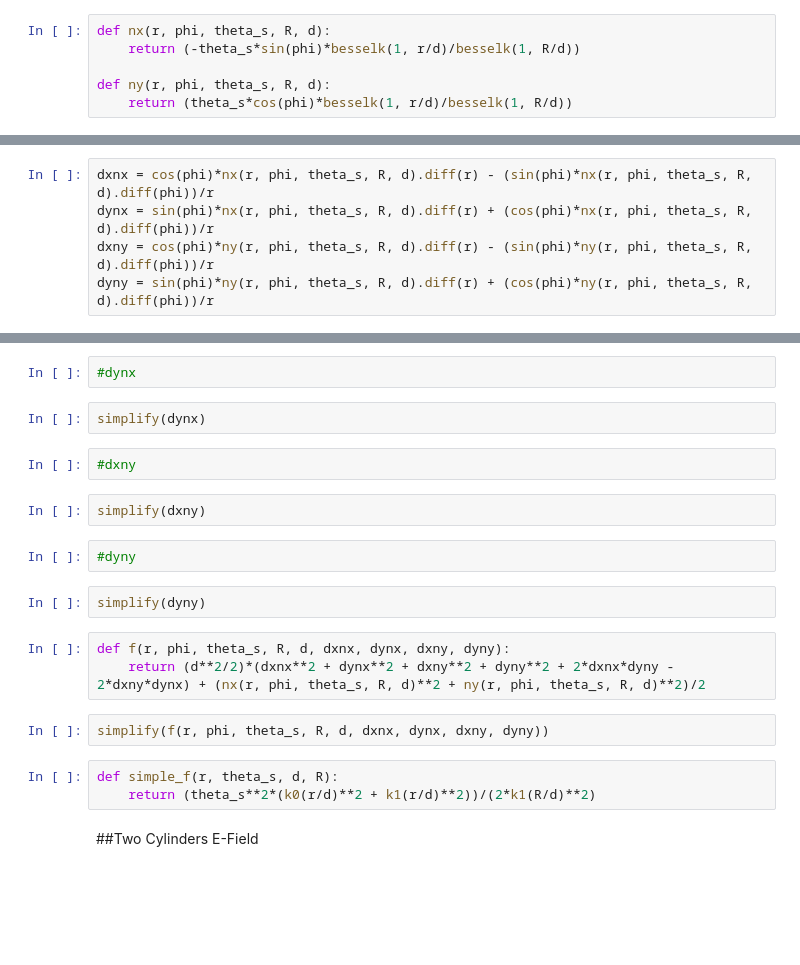
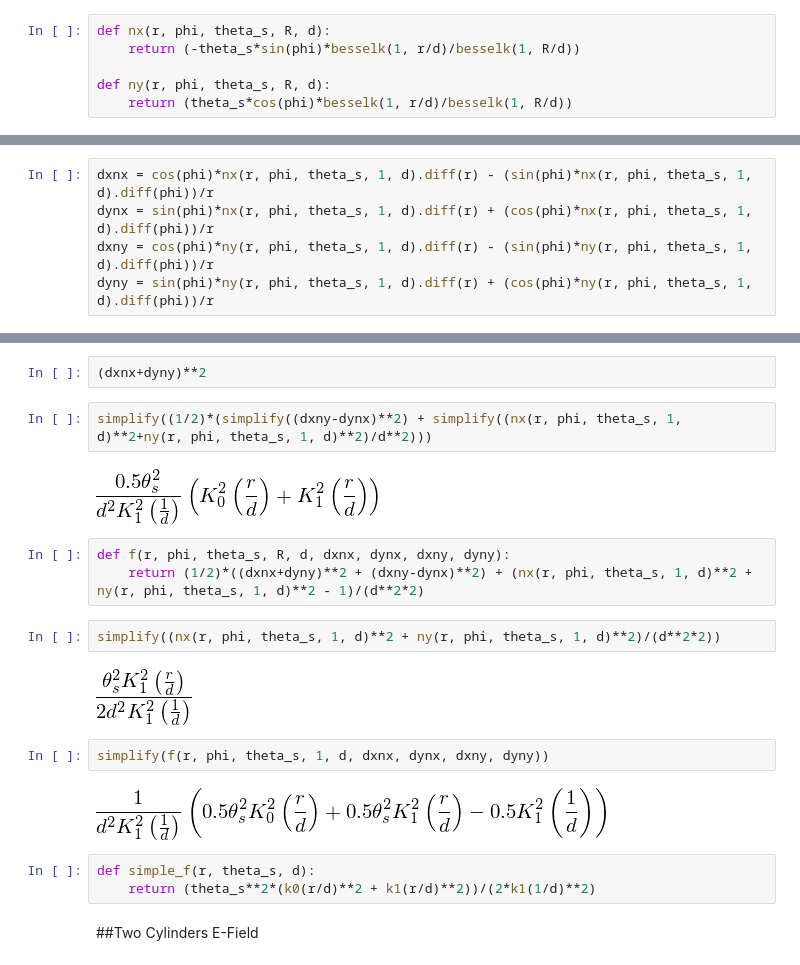
Before and after one commit to brettavedisian/Liquid-Crystals, a Jupyter notebook: sympy.ipynb, the cells around one changed output, grey strips where cells are left out. Drawn from its saved outputs; the diff is of its cells as text; blank space fills up the shorter version.

```diff
--- a/sympy.ipynb
+++ b/sympy.ipynb
@@ -59,5 +61,5 @@ ny(r, phi, theta_s, R, d)
 # %%
-dxnx = cos(phi)*nx(r, phi, theta_s, R, d).diff(r) - (sin(phi)*nx(r, phi, theta_s, R, d).diff(phi))/r
-dynx = sin(phi)*nx(r, phi, theta_s, R, d).diff(r) + (cos(phi)*nx(r, phi, theta_s, R, d).diff(phi))/r
-dxny = cos(phi)*ny(r, phi, theta_s, R, d).diff(r) - (sin(phi)*ny(r, phi, theta_s, R, d).diff(phi))/r
-dyny = sin(phi)*ny(r, phi, theta_s, R, d).diff(r) + (cos(phi)*ny(r, phi, theta_s, R, d).diff(phi))/r
+dxnx = cos(phi)*nx(r, phi, theta_s, 1, d).diff(r) - (sin(phi)*nx(r, phi, theta_s, 1, d).diff(phi))/r
+dynx = sin(phi)*nx(r, phi, theta_s, 1, d).diff(r) + (cos(phi)*nx(r, phi, theta_s, 1, d).diff(phi))/r
+dxny = cos(phi)*ny(r, phi, theta_s, 1, d).diff(r) - (sin(phi)*ny(r, phi, theta_s, 1, d).diff(phi))/r
+dyny = sin(phi)*ny(r, phi, theta_s, 1, d).diff(r) + (cos(phi)*ny(r, phi, theta_s, 1, d).diff(phi))/r
@@ -68,23 +70,23 @@ simplify(dxnx)
-# %%
-#dynx
-# %%
-simplify(dynx)
-# %%
-#dxny
-# %%
-simplify(dxny)
 # %%
-#dyny
+(dxnx+dyny)**2
-# %%
-simplify(dyny)
+# %%
+simplify((1/2)*(simplify((dxny-dynx)**2) + simplify((nx(r, phi, theta_s, 1, d)**2+ny(r, phi, theta_s, 1, d)**2)/d**2)))
+# %% [output]
+[figure, added]
 # %%
 def f(r, phi, theta_s, R, d, dxnx, dynx, dxny, dyny):
-    return (d**2/2)*(dxnx**2 + dynx**2 + dxny**2 + dyny**2 + 2*dxnx*dyny - 2*dxny*dynx) + (nx(r, phi, theta_s, R, d)**2 + ny(r, phi, theta_s, R, d)**2)/2
+    return (1/2)*((dxnx+dyny)**2 + (dxny-dynx)**2) + (nx(r, phi, theta_s, 1, d)**2 + ny(r, phi, theta_s, 1, d)**2 - 1)/(d**2*2)
+# %%
+simplify((nx(r, phi, theta_s, 1, d)**2 + ny(r, phi, theta_s, 1, d)**2)/(d**2*2))
+# %% [output]
+[figure, added]
 # %%
-simplify(f(r, phi, theta_s, R, d, dxnx, dynx, dxny, dyny))
+simplify(f(r, phi, theta_s, 1, d, dxnx, dynx, dxny, dyny))
+# %% [output]
+[figure, added]
 # %%
-def simple_f(r, theta_s, d, R):
-    return (theta_s**2*(k0(r/d)**2 + k1(r/d)**2))/(2*k1(R/d)**2)
+def simple_f(r, theta_s, d):
+    return (theta_s**2*(k0(r/d)**2 + k1(r/d)**2))/(2*k1(1/d)**2)
 # %% [markdown]
 ##Two Cylinders E-Field
 # %%
```
Also changed, not shown: parts of 36 cells of this notebook, 2 other files.
